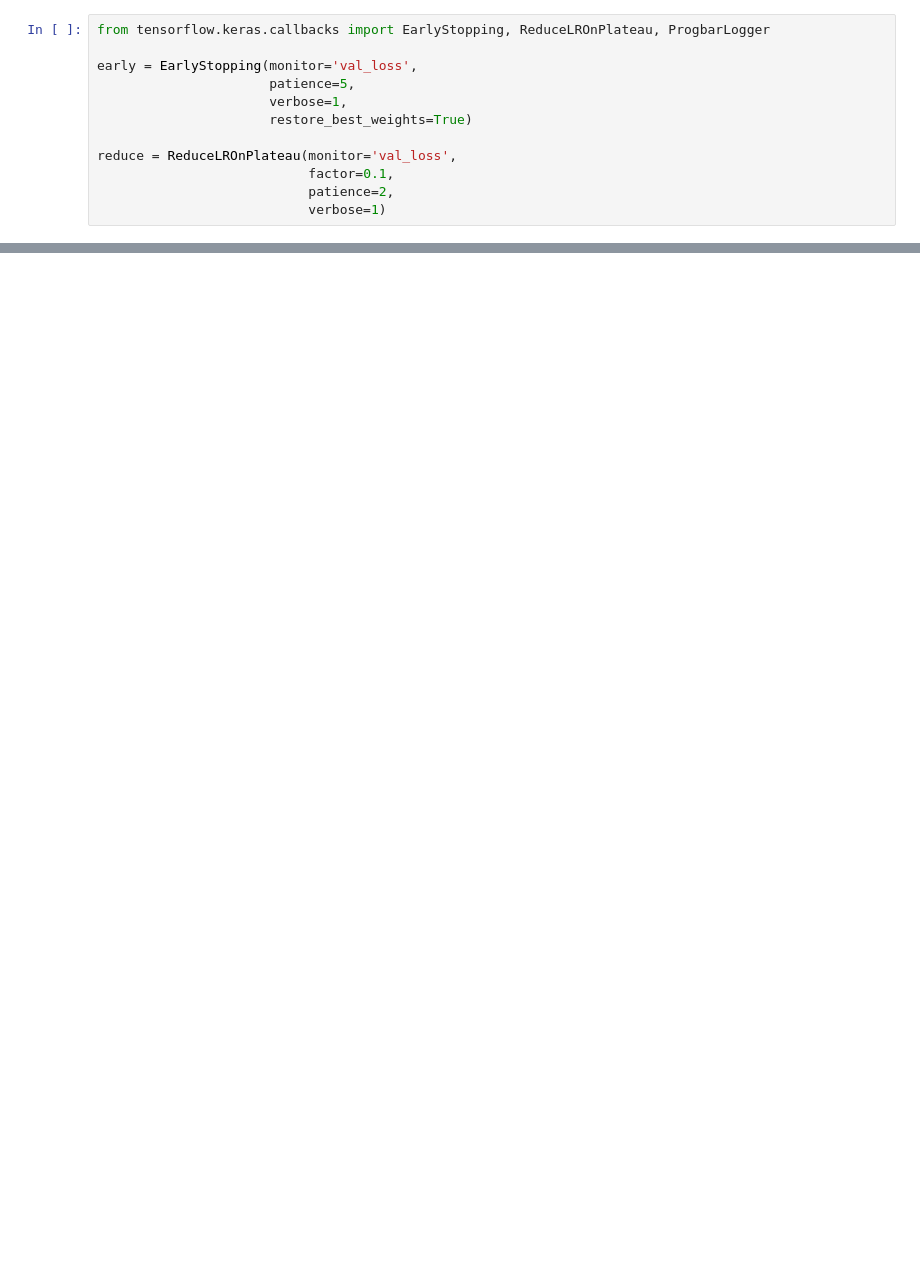
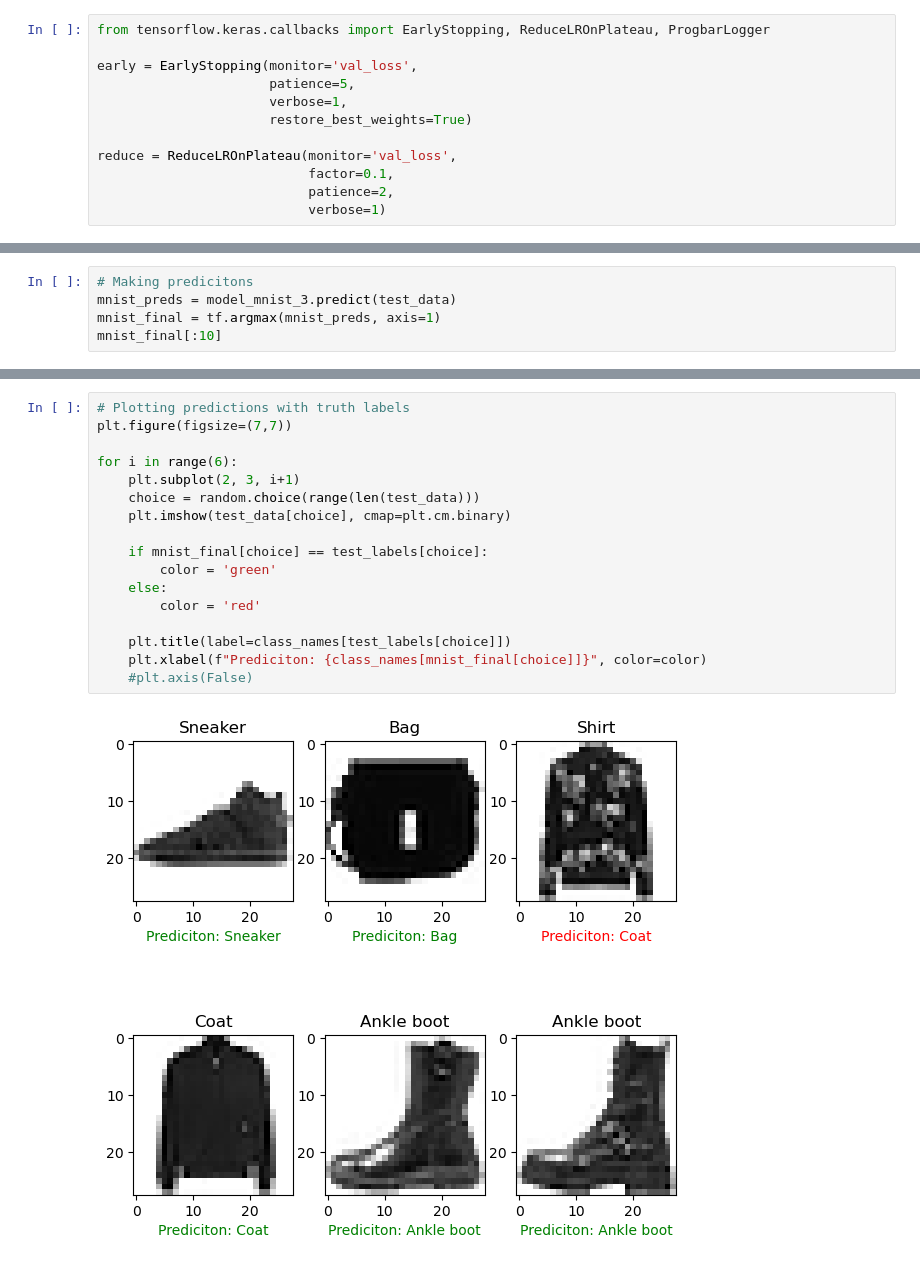
Before and after one commit to pawelkiszczak/tensorflow, a Jupyter notebook: colab_notebooks/02_exercises.ipynb, the cells around one changed output, grey strips where cells are left out. Saved outputs shown, nothing was run; the diff lists cells and outputs as text; blank space fills up the shorter version.

```diff
--- a/colab_notebooks/02_exercises.ipynb
+++ b/colab_notebooks/02_exercises.ipynb
@@ -427,0 +490,5 @@ Two models reached and broke 88%+ barrier to pass the exercise. Previous ones we
+# %%
+# Making predicitons
+mnist_preds = model_mnist_3.predict(test_data)
+mnist_final = tf.argmax(mnist_preds, axis=1)
+mnist_final[:10]
@@ -427,0 +499,19 @@ Two models reached and broke 88%+ barrier to pass the exercise. Previous ones we
+# %%
+# Plotting predictions with truth labels
+plt.figure(figsize=(7,7))
+
+for i in range(6):
+    plt.subplot(2, 3, i+1)
+    choice = random.choice(range(len(test_data)))
+    plt.imshow(test_data[choice], cmap=plt.cm.binary)
+
+    if mnist_final[choice] == test_labels[choice]:
+        color = 'green'
+    else:
+        color = 'red'
+
+    plt.title(label=class_names[test_labels[choice]])
+    plt.xlabel(f"Prediciton: {class_names[mnist_final[choice]]}", color=color)
+    #plt.axis(False)
+# %% [output]
+[figure, added]
```
Also changed, not shown: parts of 21 cells of this notebook.
